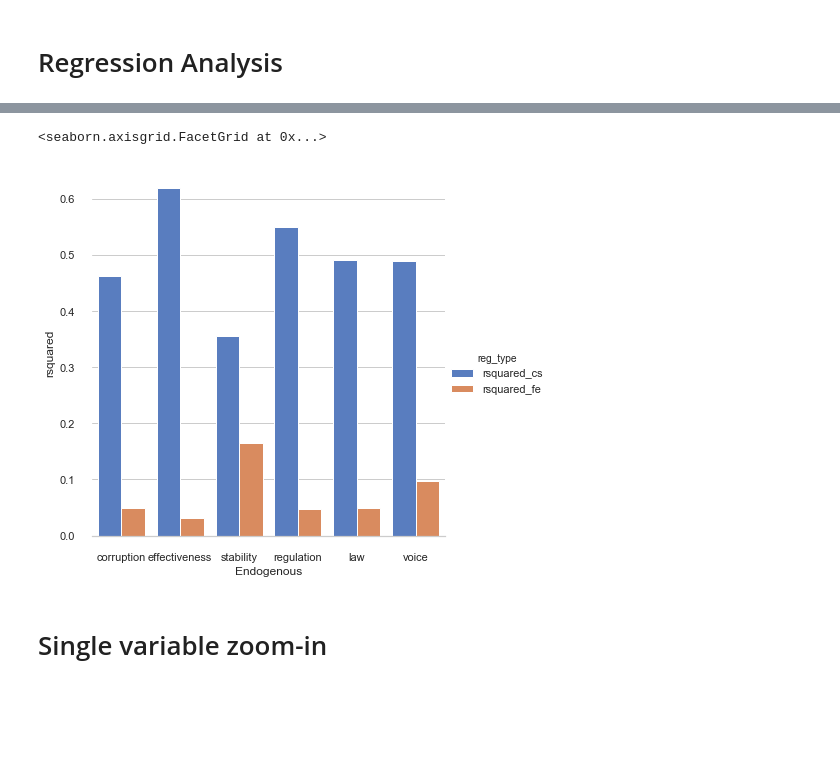
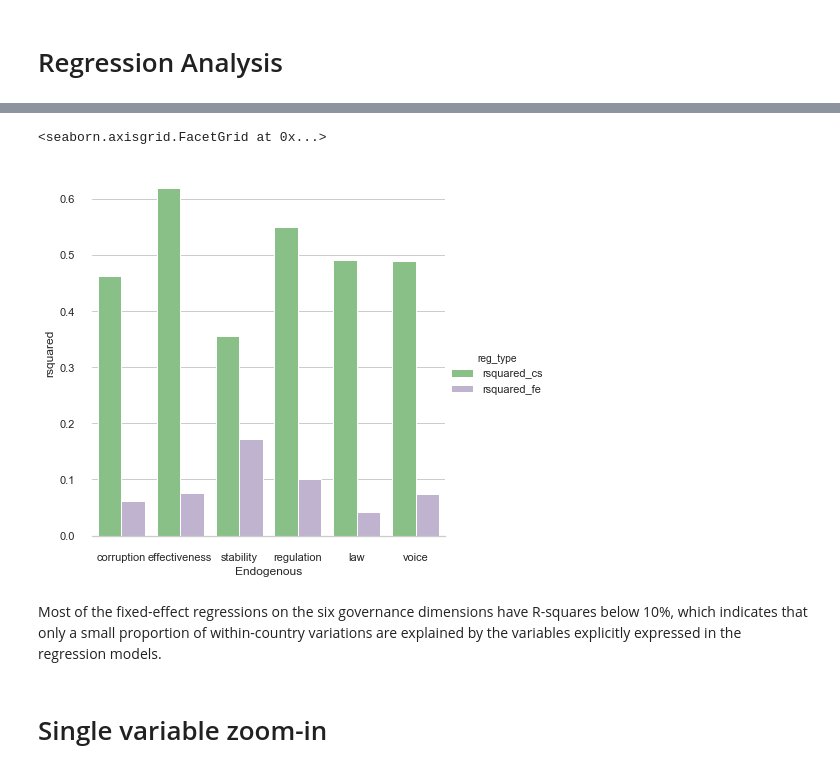
Before and after one commit to ruoyuchen99/Data-bootcamp-project, a Jupyter notebook: cor_reg_analysis.ipynb, the cells around one changed output, grey strips where cells are left out. Saved outputs shown, nothing was run; the diff lists cells and outputs as text; code cells hidden in the pictures; blank space fills up the shorter version.

```diff
--- a/cor_reg_analysis.ipynb
+++ b/cor_reg_analysis.ipynb
@@ -108,6 +106,6 @@ sns.pairplot(df, x_vars=['mobile','broadband','server','user'],
 # %%
 # Importing, cleaning and shaping control variable data
-controls = pd.read_csv('https://raw.githubusercontent.com/ruoyuchen99/Data-bootcamp-project/master/controls.csv')
+controls = pd.read_csv('/Users/chenruoyu/Desktop/DB project data/controls.csv')
 
 controls=controls.rename(columns={'2004 [YR2004]':2004,'2005 [YR2005]':2005,'2006 [YR2006]':2006,'2007 [YR2007]':2007,'2008 [YR2008]':2008,\
                         '2009 [YR2009]':2009,'2010 [YR2010]':2010,'2011 [YR2011]':2011,'2012 [YR2012]':2012,\
@@ -303,0 +346,25 @@ fig.tight_layout()
+# %%
+rsquared = pd.DataFrame()
+for i in reg_results_cs.index.get_level_values('eng').unique():
+    rsquared.loc[i,'rsquared']=reg_results_cs.loc[(i,'mobile'),'rsquared']
+rsquared=rsquared.round(2)
+
+fig, ax = plt.subplots()
+ax.bar(rsquared.index, rsquared['rsquared'])
+rect = ax.bar(rsquared.index, rsquared['rsquared'], color='cornflowerblue')
+
+def autolabel(rects):
+    """
+    Attach a text label above each bar displaying its height
+    """
+    i=0
+    for rect in rects:
+        height = rect.get_height()
+        ax.text(rect.get_x() + rect.get_width()/2., height,
+                str(height),
+                ha='center', va='bottom',size=12)
+        i+=1
+
+autolabel(rect)
+ax.set_title('R-squares of cross-sectional regressions',size=15)
+plt.xticks(rotation=0, size=12)
@@ -304,4 +378,5 @@ fig.tight_layout()
 # %%
+mpl.style.use('seaborn')
 fig, ((ax1,ax2,ax3),(ax4,ax5,ax6)) = plt.subplots(2,3)
 fig.set_size_inches(15,10)
 
@@ -309,20 +384,20 @@ df['corruption_cserror'].plot.hist(bins=100,ax=ax1)
 ax1.axvline(df['corruption_cserror'].mean(), color = 'indianred',lw=1.2)
 ax1.axvline(df['corruption_cserror'].median(), color = 'mediumseagreen',lw=1.2)
 
-df['effectiveness_cserror'].plot.hist(bins=100,ax=ax2)
-ax2.axvline(df['effectiveness_cserror'].mean(), color = 'indianred',lw=1.2)
+df['effectiveness_cserror'].plot.hist(bins=100,ax=ax2, color='indianred')
+ax2.axvline(df['effectiveness_cserror'].mean(), color = 'cornflowerblue',lw=1.2)
 ax2.axvline(df['effectiveness_cserror'].median(), color = 'mediumseagreen',lw=1.2)
 
 df['stability_cserror'].plot.hist(bins=100,ax=ax3)
 ax3.axvline(df['stability_cserror'].mean(), color = 'indianred',lw=1.2)
 ax3.axvline(df['stability_cserror'].median(), color = 'mediumseagreen',lw=1.2)
 
-df['regulation_cserror'].plot.hist(bins=100,ax=ax4)
-ax4.axvline(df['regulation_cserror'].mean(), color = 'indianred',lw=1.2)
+df['regulation_cserror'].plot.hist(bins=100,ax=ax4, color='indianred')
+ax4.axvline(df['regulation_cserror'].mean(), color = 'cornflowerblue',lw=1.2)
 ax4.axvline(df['regulation_cserror'].median(), color = 'mediumseagreen',lw=1.2)
 
-df['law_cserror'].plot.hist(bins=100,ax=ax5)
-ax5.axvline(df['law_cserror'].mean(), color = 'indianred',lw=1.2)
+df['law_cserror'].plot.hist(bins=100,ax=ax5, color='indianred')
+ax5.axvline(df['law_cserror'].mean(), color = 'cornflowerblue',lw=1.2)
 ax5.axvline(df['law_cserror'].median(), color = 'mediumseagreen',lw=1.2)
 
 df['voice_cserror'].plot.hist(bins=100,ax=ax6)
@@ -345,7 +422,7 @@ Text(0.5, 1.0, 'voice')
 reg_results = pd.DataFrame(columns=['params','p_value'], index=index)
 for eng in engs:
     y, X = dmatrices( eng + '~  broadband + mobile + user + server + depositors + fin_invest + GDP_pc + literacy', data=df, return_type='dataframe')
-    mod = PanelOLS(y, X, entity_effects=True)
+    mod = PanelOLS(y, X, entity_effects=True, time_effects=True)
     res = mod.fit(cov_type='robust')
 
     df[eng+'_hat'] = res.fitted_values
@@ -440,11 +531,13 @@ rsquared=rsquared.reset_index()
 # %%
 sns.set(style="whitegrid")
 ax = sns.catplot(x='Endogenous', y='rsquared', hue='reg_type', data=rsquared,
-                height=6, kind="bar", palette="muted")
+                height=6, kind="bar", palette="Accent")
 ax.despine(left=True)
 # %% [output]
 <seaborn.axisgrid.FacetGrid at 0x...>
-[figure, old version]
+[figure, new version]
+# %% [markdown]
+Most of the fixed-effect regressions on the six governance dimensions have R-squares below 10%, which indicates that only a small proportion of within-country variations are explained by the variables explicitly expressed in the regression models.
 # %% [markdown]
 # Single variable zoom-in
 # %%
```
Also changed, not shown: parts of 29 cells of this notebook.
